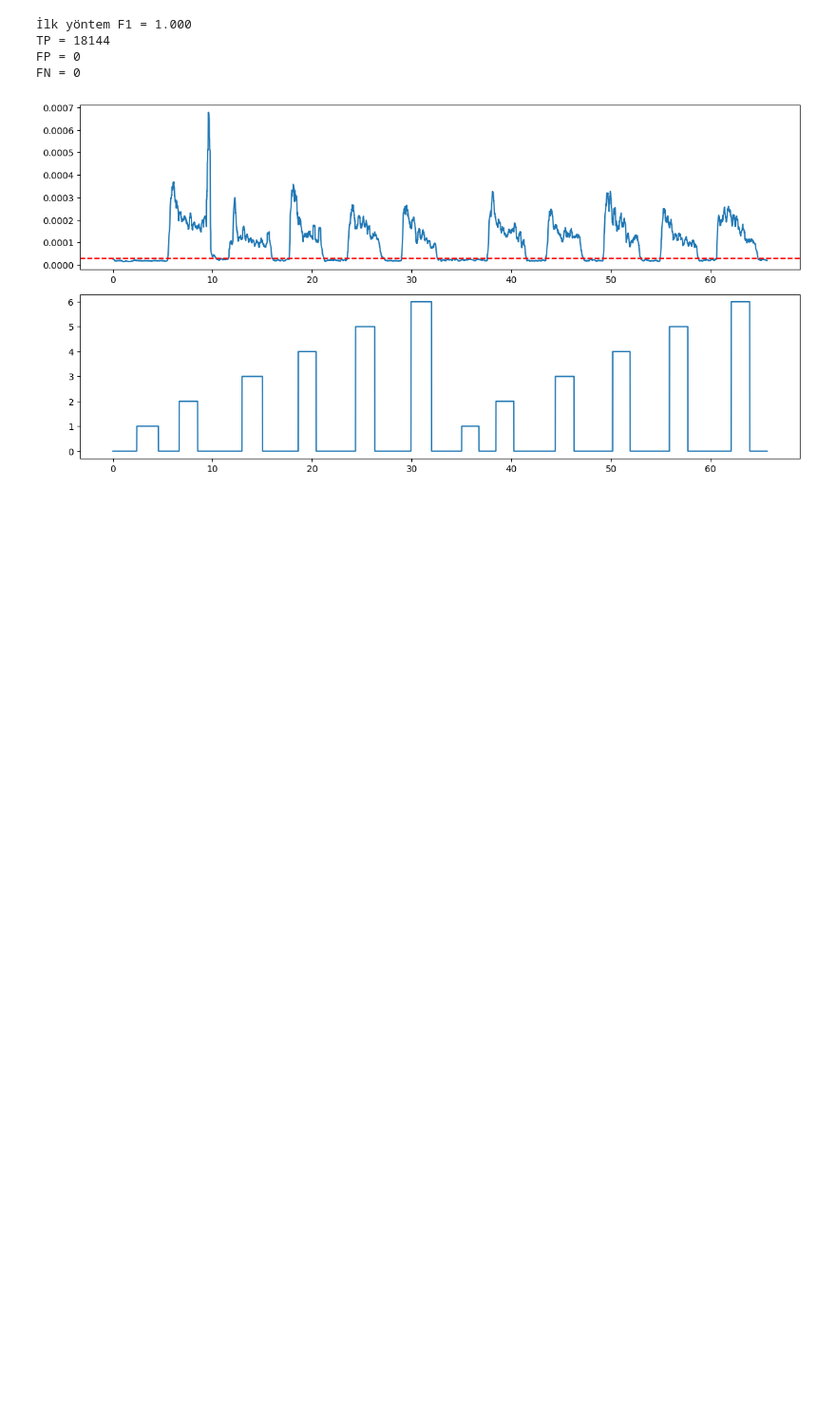
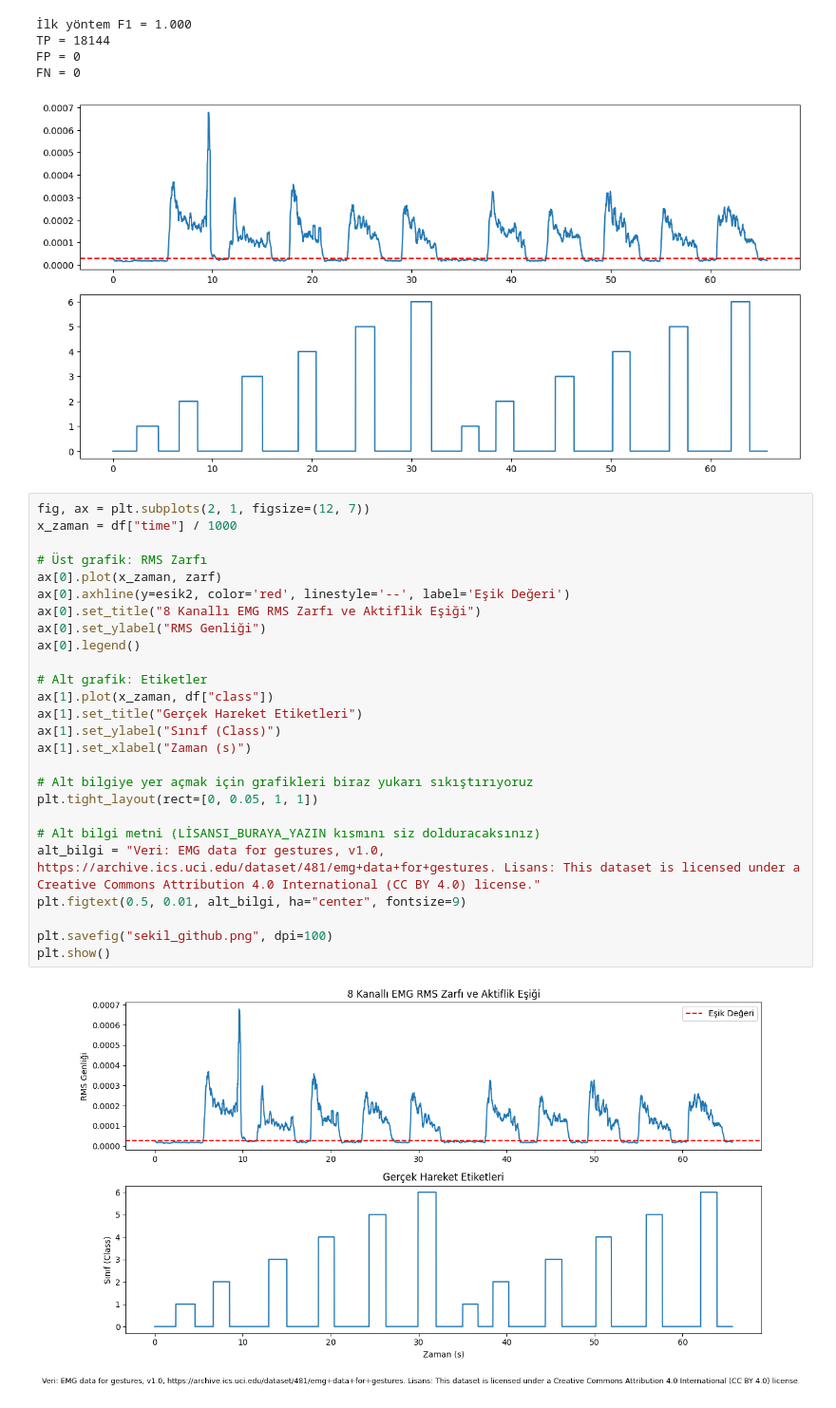
Before and after one commit to 3rcayan-prog/EEM4011-EMG-Projesi, a Jupyter notebook: EEM4011-EMG-Projesi.ipynb, the cells around one changed output. Shown at 95% size. Cells and saved outputs as stored; diff of their text form; blank space fills up the shorter version.

```diff
--- a/EEM4011-EMG-Projesi.ipynb
+++ b/EEM4011-EMG-Projesi.ipynb
@@ -106,3 +111,31 @@ TP = 18144
 FP = 0
 FN = 0
 [figure]
+# %%
+fig, ax = plt.subplots(2, 1, figsize=(12, 7))
+x_zaman = df["time"] / 1000
+
+# Üst grafik: RMS Zarfı
+ax[0].plot(x_zaman, zarf)
+ax[0].axhline(y=esik2, color='red', linestyle='--', label='Eşik Değeri')
+ax[0].set_title("8 Kanallı EMG RMS Zarfı ve Aktiflik Eşiği")
+ax[0].set_ylabel("RMS Genliği")
+ax[0].legend()
+
+# Alt grafik: Etiketler
+ax[1].plot(x_zaman, df["class"])
+ax[1].set_title("Gerçek Hareket Etiketleri")
+ax[1].set_ylabel("Sınıf (Class)")
+ax[1].set_xlabel("Zaman (s)")
+
+# Alt bilgiye yer açmak için grafikleri biraz yukarı sıkıştırıyoruz
+plt.tight_layout(rect=[0, 0.05, 1, 1])
+
+# Alt bilgi metni (LİSANSI_BURAYA_YAZIN kısmını siz dolduracaksınız)
+alt_bilgi = "Veri: EMG data for gestures, v1.0, https://archive.ics.uci.edu/dataset/481/emg+data+for+gestures. Lisans: This dataset is licensed under a Creative Commons Attribution 4.0 International (CC BY 4.0) license."
+plt.figtext(0.5, 0.01, alt_bilgi, ha="center", fontsize=9)
+
+plt.savefig("sekil_github.png", dpi=100)
+plt.show()
+# %% [output]
+[figure, added]
```
Also changed, not shown: parts of 1 cell of this notebook.
